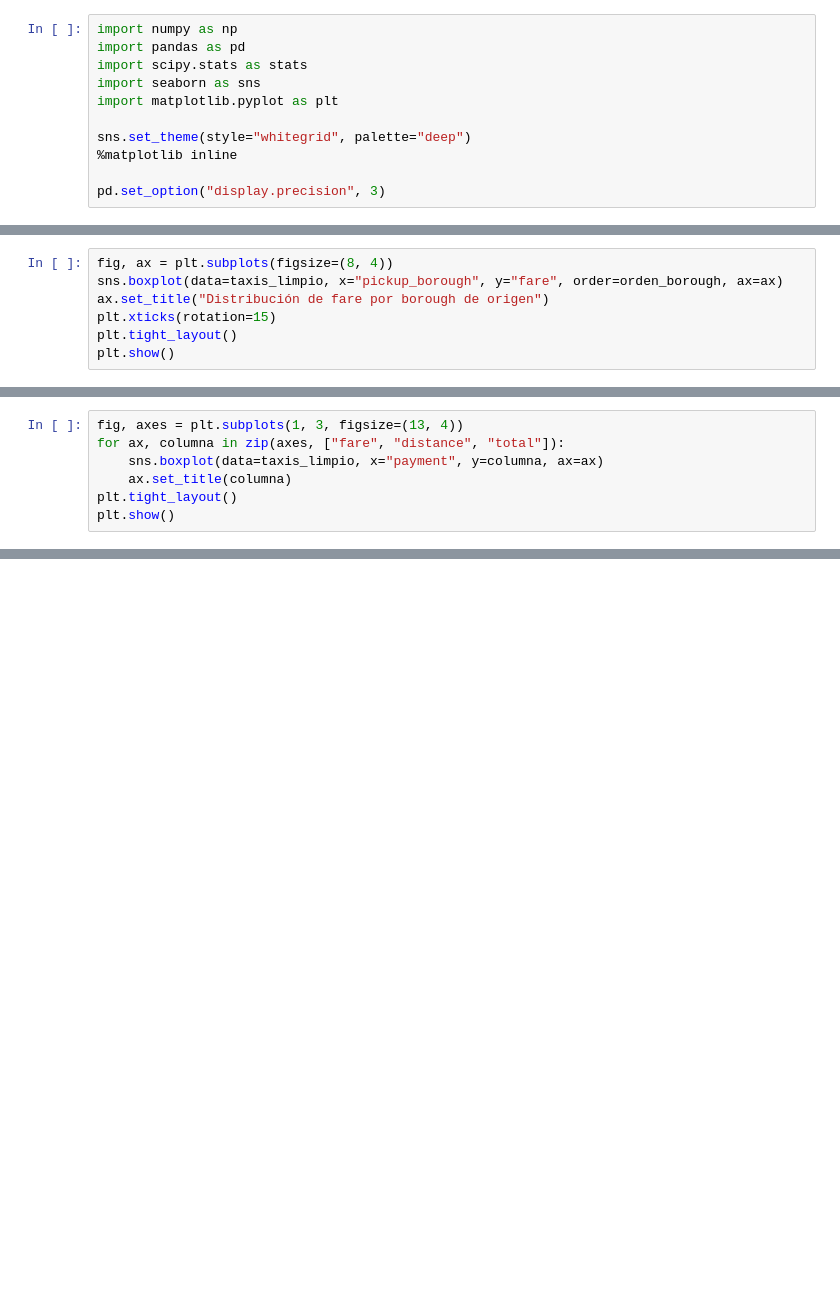
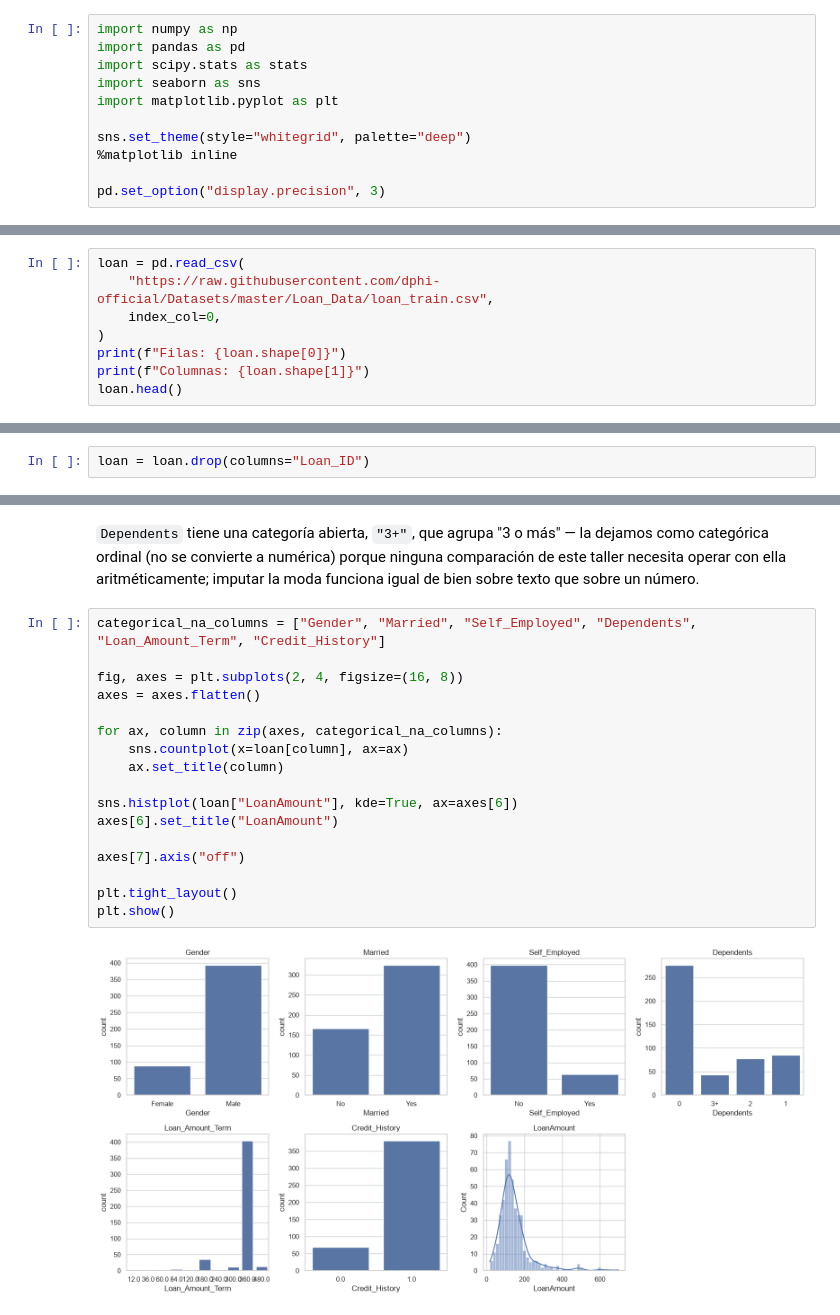
Before and after one commit to nicolasggiraldo/esp_estadistica_202607, a Jupyter notebook: notebooks/05_taller_practico_estadistica_descriptiva_resuelto.ipynb, the cells around one changed output, grey strips where cells are left out. Cells and saved outputs as stored; diff of their text form; blank space fills up the shorter version.

```diff
--- a/notebooks/05_taller_practico_estadistica_descriptiva_resuelto.ipynb
+++ b/notebooks/05_taller_practico_estadistica_descriptiva_resuelto.ipynb
@@ -210,7 +29,0 @@ Queens destaca con la mayor proporción de pagos en efectivo (~41%, frente a ~25
-# %%
-fig, ax = plt.subplots(figsize=(8, 4))
-sns.boxplot(data=taxis_limpio, x="pickup_borough", y="fare", order=orden_borough, ax=ax)
-ax.set_title("Distribución de fare por borough de origen")
-plt.xticks(rotation=15)
-plt.tight_layout()
-plt.show()
@@ -317,7 +29,0 @@ Cerramos comparando las variables numéricas y categóricas frente al método de
-# %%
-fig, axes = plt.subplots(1, 3, figsize=(13, 4))
-for ax, columna in zip(axes, ["fare", "distance", "total"]):
-    sns.boxplot(data=taxis_limpio, x="payment", y=columna, ax=ax)
-    ax.set_title(columna)
-plt.tight_layout()
-plt.show()
@@ -365,0 +44,8 @@ Los taxis verdes tienen una proporción de pagos en efectivo notablemente mayor
+# %%
+loan = pd.read_csv(
+    "https://raw.githubusercontent.com/dphi-official/Datasets/master/Loan_Data/loan_train.csv",
+    index_col=0,
+)
+print(f"Filas: {loan.shape[0]}")
+print(f"Columnas: {loan.shape[1]}")
+loan.head()
@@ -365,0 +132,2 @@ Los taxis verdes tienen una proporción de pagos en efectivo notablemente mayor
+# %%
+loan = loan.drop(columns="Loan_ID")
@@ -365,0 +188,21 @@ Los taxis verdes tienen una proporción de pagos en efectivo notablemente mayor
+# %% [markdown]
+`Dependents` tiene una categoría abierta, `"3+"`, que agrupa "3 o más" — la dejamos como categórica ordinal (no se convierte a numérica) porque ninguna comparación de este taller necesita operar con ella aritméticamente; imputar la moda funciona igual de bien sobre texto que sobre un número.
+# %%
+categorical_na_columns = ["Gender", "Married", "Self_Employed", "Dependents", "Loan_Amount_Term", "Credit_History"]
+
+fig, axes = plt.subplots(2, 4, figsize=(16, 8))
+axes = axes.flatten()
+
+for ax, column in zip(axes, categorical_na_columns):
+    sns.countplot(x=loan[column], ax=ax)
+    ax.set_title(column)
+
+sns.histplot(loan["LoanAmount"], kde=True, ax=axes[6])
+axes[6].set_title("LoanAmount")
+
+axes[7].axis("off")
+
+plt.tight_layout()
+plt.show()
+# %% [output]
+[figure, added]
```
Also changed, not shown: parts of 86 cells of this notebook, 2 other files.
